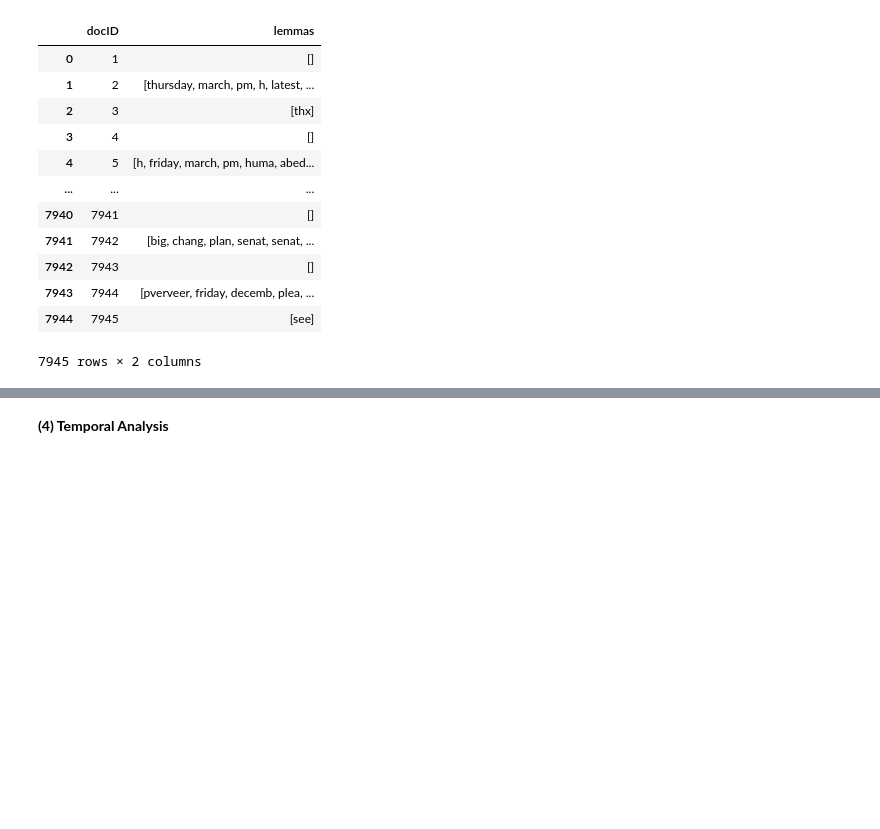
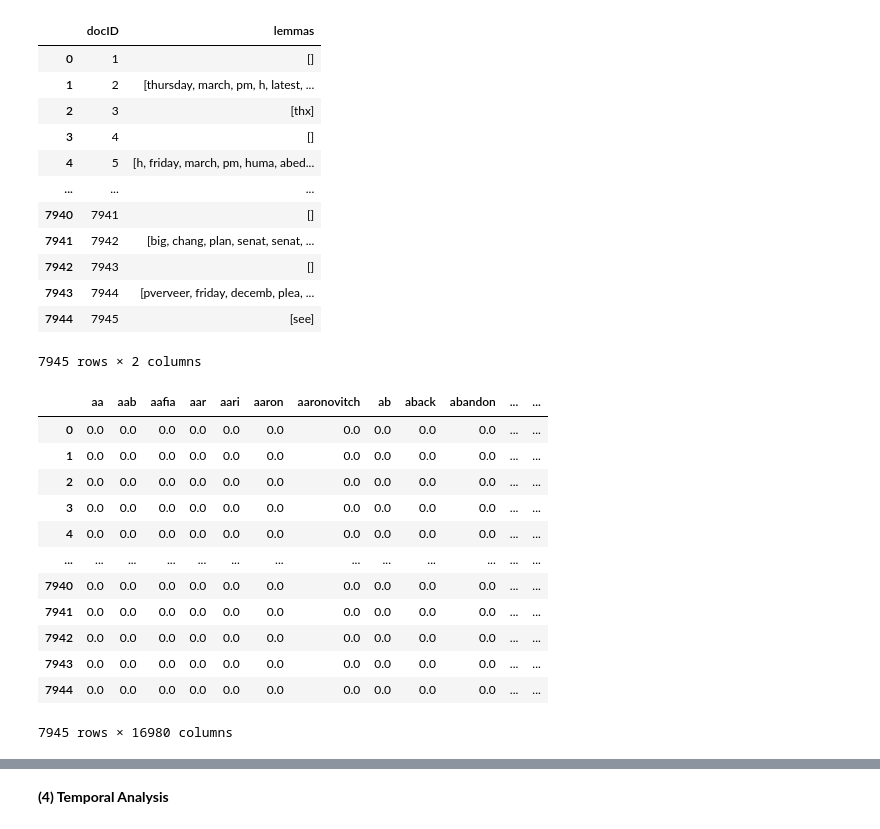
Before and after one commit to PillowPanda/DATA340_HW0, a Jupyter notebook: PS2_notebook.ipynb, the cells around one changed output, grey strips where cells are left out. Drawn from its saved outputs; the diff is of its cells as text; code cells hidden in the pictures; blank space fills up the shorter version.

```diff
--- a/PS2_notebook.ipynb
+++ b/PS2_notebook.ipynb
@@ -268,0 +340,50 @@ lemmas_df
+# %%
+# Assuming 'corpus' is your list of emails and 'tokenize_lemmatize_text' is your lemmatization function
+
+# Create an empty list to store the lemmatized tokens
+lemmas_list = []
+
+# Iterate over each item in the corpus
+for docID, content in corpus:
+    # Apply tokenize_lemmatize_text to lemmatize the content
+    lemmas = tokenize_lemmatize_text(content)
+
+    # Append the lemmatized tokens to the list as a single tuple (docID, lemmas)
+    lemmas_list.append((docID, lemmas))
+
+# Create a DataFrame from the list of tuples
+lemmas_df = pd.DataFrame(lemmas_list, columns=['docID', 'lemmas'])
+
+# Continue with the TF-IDF calculations
+from sklearn.feature_extraction.text import TfidfVectorizer
+
+# Combine lemmatized tokens into a single string per document
+lemmas_df['text'] = lemmas_df['lemmas'].apply(lambda x: ' '.join(x))
+
+# Create TF-IDF vectorizer
+vectorizer = TfidfVectorizer()
+tfidf_matrix = vectorizer.fit_transform(lemmas_df['text'])
+
+# Create DataFrame with TF-IDF values
+tfidf_df = pd.DataFrame(tfidf_matrix.toarray(), columns=vectorizer.get_feature_names_out())
+
+# Add 'docID' column to the TF-IDF DataFrame
+tfidf_df['docID'] = lemmas_df['docID']
+
+# Continue with any further processing you need...
+# %%
+tfidf_df
+# %% [output]
+|  | aa | aab | aafia | aar | aari | aaron | aaronovitch | ab | aback | abandon | ... | ... |
+| 0 | 0.0 | 0.0 | 0.0 | 0.0 | 0.0 | 0.0 | 0.0 | 0.0 | 0.0 | 0.0 | ... | ... |
+| 1 | 0.0 | 0.0 | 0.0 | 0.0 | 0.0 | 0.0 | 0.0 | 0.0 | 0.0 | 0.0 | ... | ... |
+| 2 | 0.0 | 0.0 | 0.0 | 0.0 | 0.0 | 0.0 | 0.0 | 0.0 | 0.0 | 0.0 | ... | ... |
+| 3 | 0.0 | 0.0 | 0.0 | 0.0 | 0.0 | 0.0 | 0.0 | 0.0 | 0.0 | 0.0 | ... | ... |
+| 4 | 0.0 | 0.0 | 0.0 | 0.0 | 0.0 | 0.0 | 0.0 | 0.0 | 0.0 | 0.0 | ... | ... |
+| ... | ... | ... | ... | ... | ... | ... | ... | ... | ... | ... | ... | ... |
+| 7940 | 0.0 | 0.0 | 0.0 | 0.0 | 0.0 | 0.0 | 0.0 | 0.0 | 0.0 | 0.0 | ... | ... |
+| 7941 | 0.0 | 0.0 | 0.0 | 0.0 | 0.0 | 0.0 | 0.0 | 0.0 | 0.0 | 0.0 | ... | ... |
+| 7942 | 0.0 | 0.0 | 0.0 | 0.0 | 0.0 | 0.0 | 0.0 | 0.0 | 0.0 | 0.0 | ... | ... |
+| 7943 | 0.0 | 0.0 | 0.0 | 0.0 | 0.0 | 0.0 | 0.0 | 0.0 | 0.0 | 0.0 | ... | ... |
+| 7944 | 0.0 | 0.0 | 0.0 | 0.0 | 0.0 | 0.0 | 0.0 | 0.0 | 0.0 | 0.0 | ... | ... |
+7945 rows × 16980 columns
```
Also changed, not shown: parts of 6 cells of this notebook.
